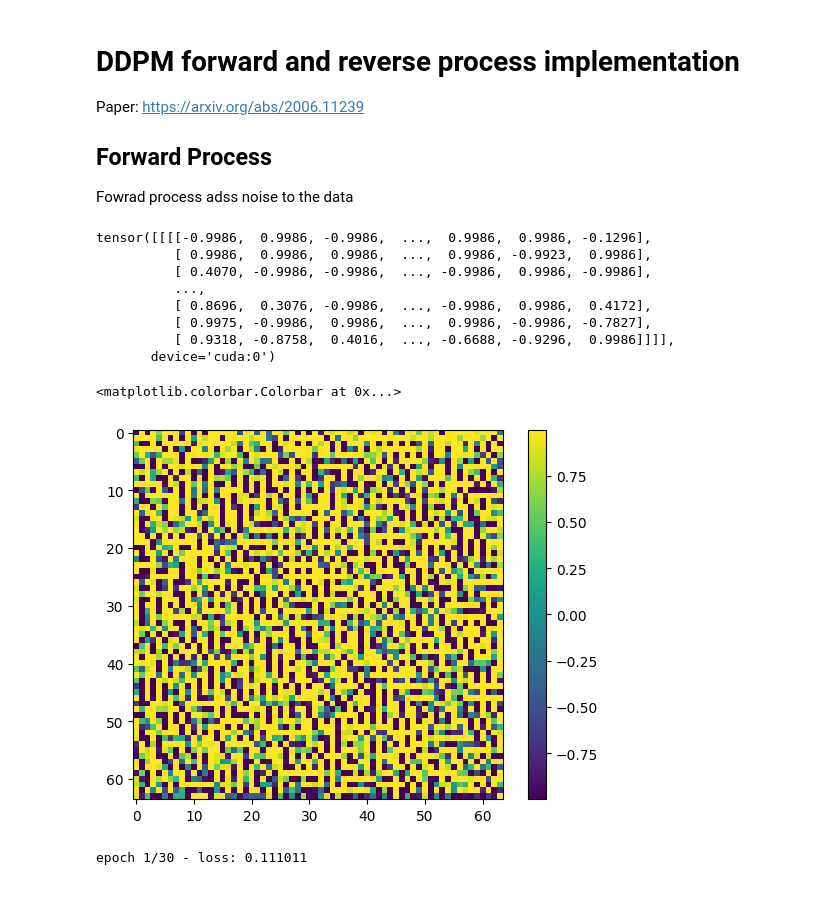
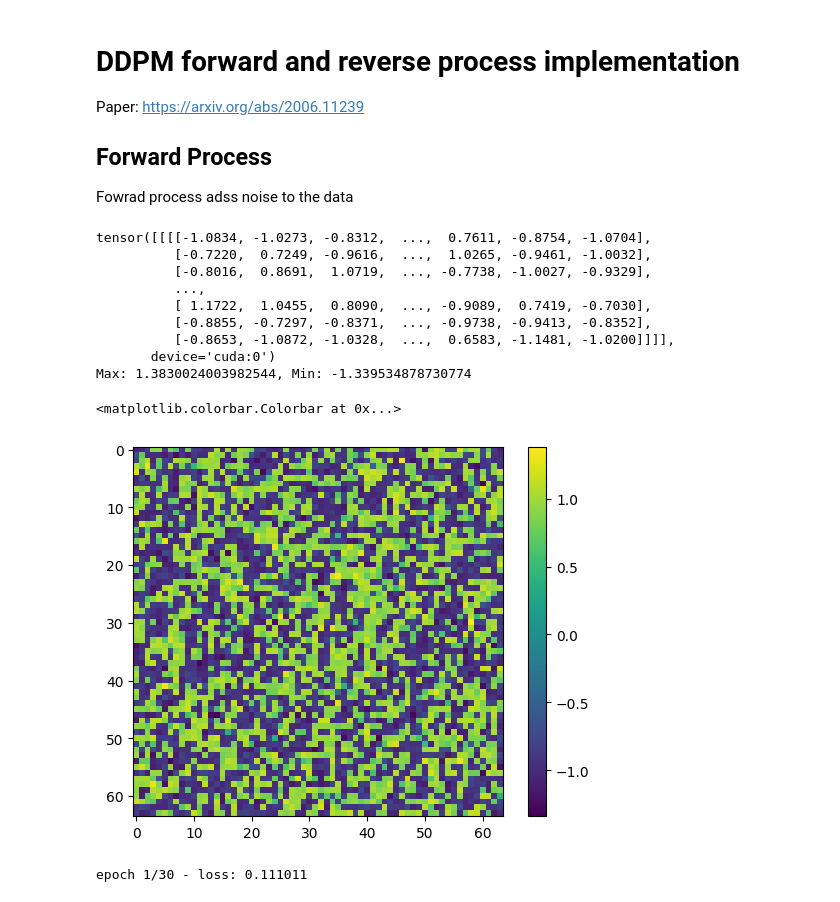
Before and after one commit to mln9d4/FeatureBridgeMapping, a Jupyter notebook: self_implemented.ipynb, the cells around one changed output. Cells and saved outputs as stored; diff of their text form; code cells hidden in the pictures.

```diff
--- a/self_implemented.ipynb
+++ b/self_implemented.ipynb
@@ -632,22 +568,24 @@ tensor[:, :, start:end, start:end] = 1.0
 samples = tensor.repeat(100, 1, 1, 1)
 # %%
 diffusion.set_new_noise_schedule(phase='test')
-sampled = diffusion.ddpm_sampler(1, clip_denoised=True)
+sampled = diffusion.dpm_solver_multi_step_sampler(1, steps=50, clip_denoised=True)
 y, ret_arr = sampled
 print(y)
+print(f"Max: {torch.amax(y)}, Min: {torch.amin(y)}")
 plt.imshow(y.cpu().numpy()[0, 0], cmap='viridis')
 plt.colorbar()
 # %% [output]
-tensor([[[[-0.9986,  0.9986, -0.9986,  ...,  0.9986,  0.9986, -0.1296],
-          [ 0.9986,  0.9986,  0.9986,  ...,  0.9986, -0.9923,  0.9986],
-          [ 0.4070, -0.9986, -0.9986,  ..., -0.9986,  0.9986, -0.9986],
+tensor([[[[-1.0834, -1.0273, -0.8312,  ...,  0.7611, -0.8754, -1.0704],
+          [-0.7220,  0.7249, -0.9616,  ...,  1.0265, -0.9461, -1.0032],
+          [-0.8016,  0.8691,  1.0719,  ..., -0.7738, -1.0027, -0.9329],
           ...,
-          [ 0.8696,  0.3076, -0.9986,  ..., -0.9986,  0.9986,  0.4172],
-          [ 0.9975, -0.9986,  0.9986,  ...,  0.9986, -0.9986, -0.7827],
-          [ 0.9318, -0.8758,  0.4016,  ..., -0.6688, -0.9296,  0.9986]]]],
+          [ 1.1722,  1.0455,  0.8090,  ..., -0.9089,  0.7419, -0.7030],
+          [-0.8855, -0.7297, -0.8371,  ..., -0.9738, -0.9413, -0.8352],
+          [-0.8653, -1.0872, -1.0328,  ...,  0.6583, -1.1481, -1.0200]]]],
        device='cuda:0')
+Max: 1.3830024003982544, Min: -1.339534878730774
 <matplotlib.colorbar.Colorbar at 0x...>
-[figure, old version]
+[figure, new version]
 # %%
 # simple training loop using the existing `tensor` as toy data
 device = diffusion.device
```
Also changed, not shown: parts of 4 cells of this notebook.
